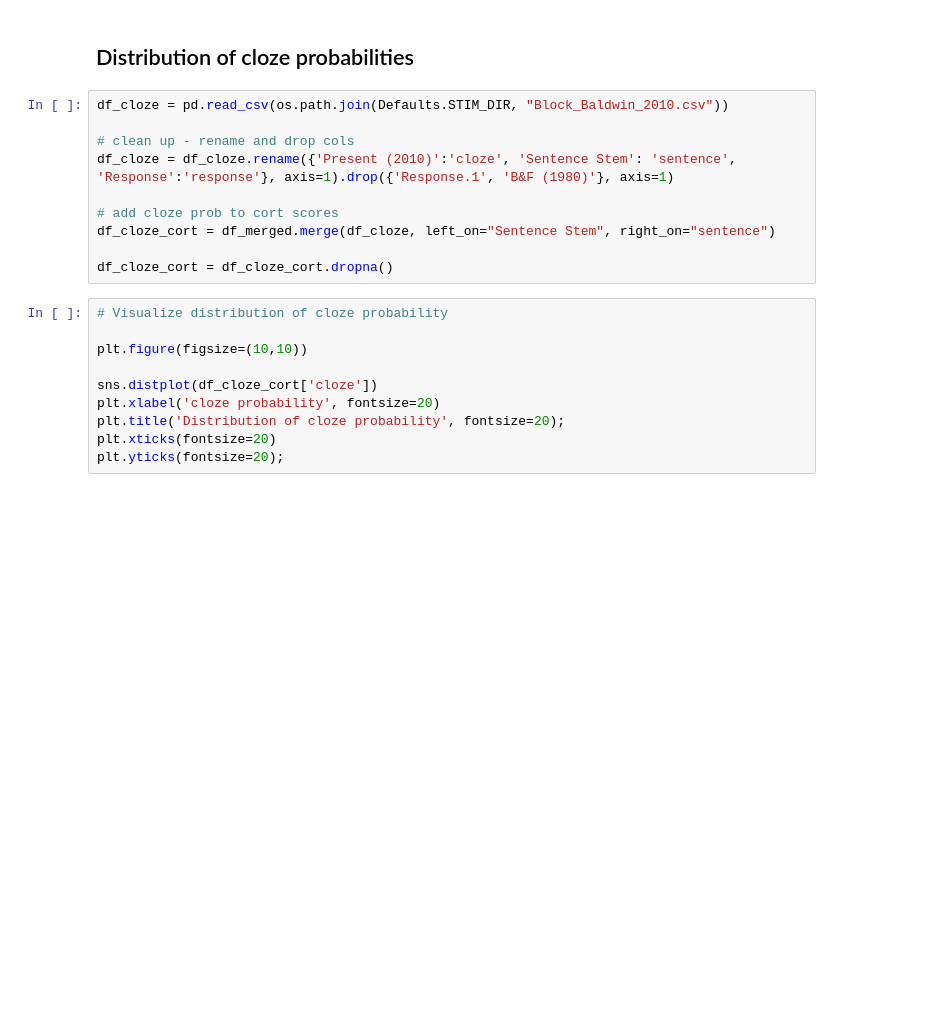
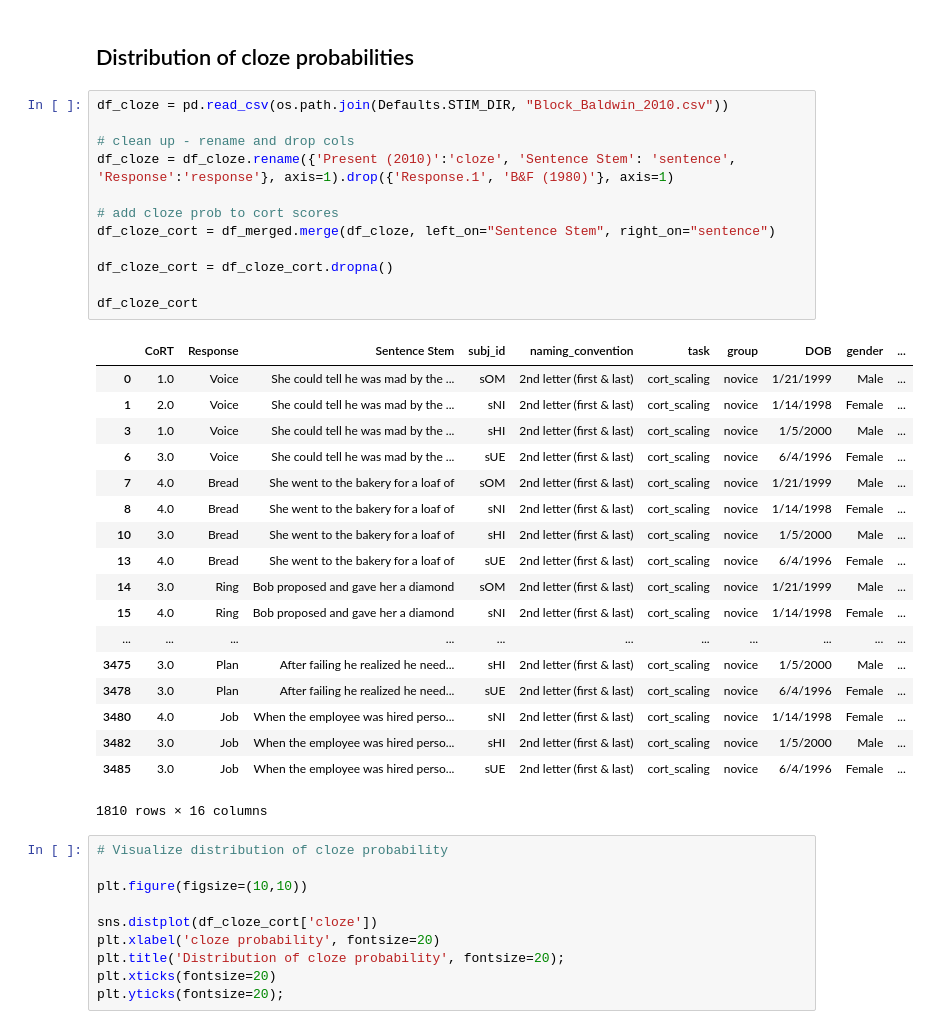
Before and after one commit to sbruinsma1/cort_language, a Jupyter notebook: notebooks/pilot_cort_scaling_ana.ipynb, the cells around one changed output. Saved outputs shown, nothing was run; the diff lists cells and outputs as text; blank space fills up the shorter version.

```diff
--- a/notebooks/pilot_cort_scaling_ana.ipynb
+++ b/notebooks/pilot_cort_scaling_ana.ipynb
@@ -132,13 +152,34 @@ plt.title('Mode of CoRT scores across subjs', fontsize=20);
 # %%
 df_cloze = pd.read_csv(os.path.join(Defaults.STIM_DIR, "Block_Baldwin_2010.csv"))
 
 # clean up - rename and drop cols
 df_cloze = df_cloze.rename({'Present (2010)':'cloze', 'Sentence Stem': 'sentence', 'Response':'response'}, axis=1).drop({'Response.1', 'B&F (1980)'}, axis=1)
 
 # add cloze prob to cort scores
 df_cloze_cort = df_merged.merge(df_cloze, left_on="Sentence Stem", right_on="sentence")
 
 df_cloze_cort = df_cloze_cort.dropna()
+
+df_cloze_cort
+# %% [output]
+|  | CoRT | Response | Sentence Stem | subj_id | naming_convention | task | group | DOB | gender | ... |
+| 0 | 1.0 | Voice | She could tell he was mad by the ... | sOM | 2nd letter (first & last) | cort_scaling | novice | 1/21/1999 | Male | ... |
+| 1 | 2.0 | Voice | She could tell he was mad by the ... | sNI | 2nd letter (first & last) | cort_scaling | novice | 1/14/1998 | Female | ... |
+| 3 | 1.0 | Voice | She could tell he was mad by the ... | sHI | 2nd letter (first & last) | cort_scaling | novice | 1/5/2000 | Male | ... |
+| 6 | 3.0 | Voice | She could tell he was mad by the ... | sUE | 2nd letter (first & last) | cort_scaling | novice | 6/4/1996 | Female | ... |
+| 7 | 4.0 | Bread | She went to the bakery for a loaf of | sOM | 2nd letter (first & last) | cort_scaling | novice | 1/21/1999 | Male | ... |
+| 8 | 4.0 | Bread | She went to the bakery for a loaf of | sNI | 2nd letter (first & last) | cort_scaling | novice | 1/14/1998 | Female | ... |
+| 10 | 3.0 | Bread | She went to the bakery for a loaf of | sHI | 2nd letter (first & last) | cort_scaling | novice | 1/5/2000 | Male | ... |
+| 13 | 4.0 | Bread | She went to the bakery for a loaf of | sUE | 2nd letter (first & last) | cort_scaling | novice | 6/4/1996 | Female | ... |
+| 14 | 3.0 | Ring | Bob proposed and gave her a diamond | sOM | 2nd letter (first & last) | cort_scaling | novice | 1/21/1999 | Male | ... |
+| 15 | 4.0 | Ring | Bob proposed and gave her a diamond | sNI | 2nd letter (first & last) | cort_scaling | novice | 1/14/1998 | Female | ... |
+| ... | ... | ... | ... | ... | ... | ... | ... | ... | ... | ... |
+| 3475 | 3.0 | Plan | After failing he realized he need... | sHI | 2nd letter (first & last) | cort_scaling | novice | 1/5/2000 | Male | ... |
+| 3478 | 3.0 | Plan | After failing he realized he need... | sUE | 2nd letter (first & last) | cort_scaling | novice | 6/4/1996 | Female | ... |
+| 3480 | 4.0 | Job | When the employee was hired perso... | sNI | 2nd letter (first & last) | cort_scaling | novice | 1/14/1998 | Female | ... |
+| 3482 | 3.0 | Job | When the employee was hired perso... | sHI | 2nd letter (first & last) | cort_scaling | novice | 1/5/2000 | Male | ... |
+| 3485 | 3.0 | Job | When the employee was hired perso... | sUE | 2nd letter (first & last) | cort_scaling | novice | 6/4/1996 | Female | ... |
+1810 rows × 16 columns
 # %%
 # Visualize distribution of cloze probability
 
```
Also changed, not shown: parts of 1 cell of this notebook, 6 other files.
